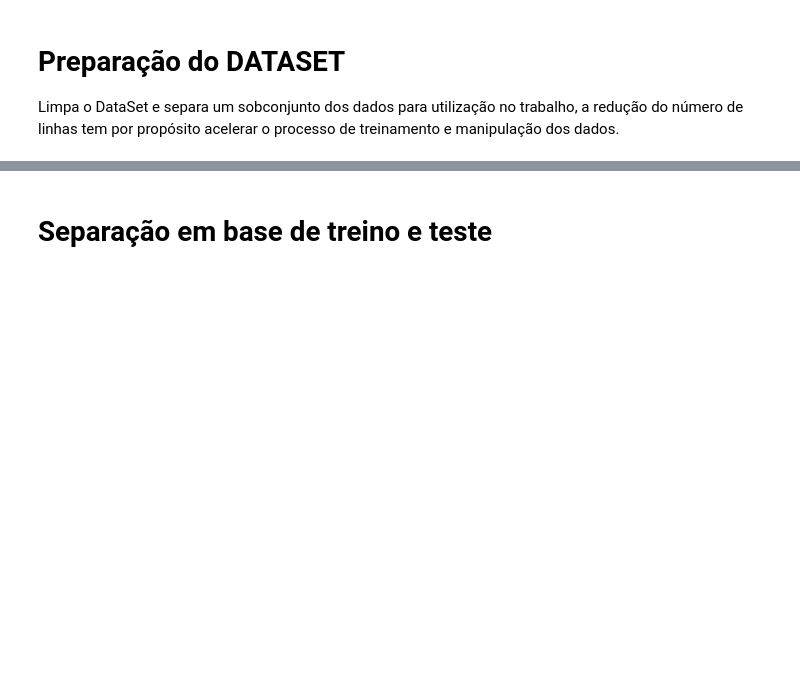
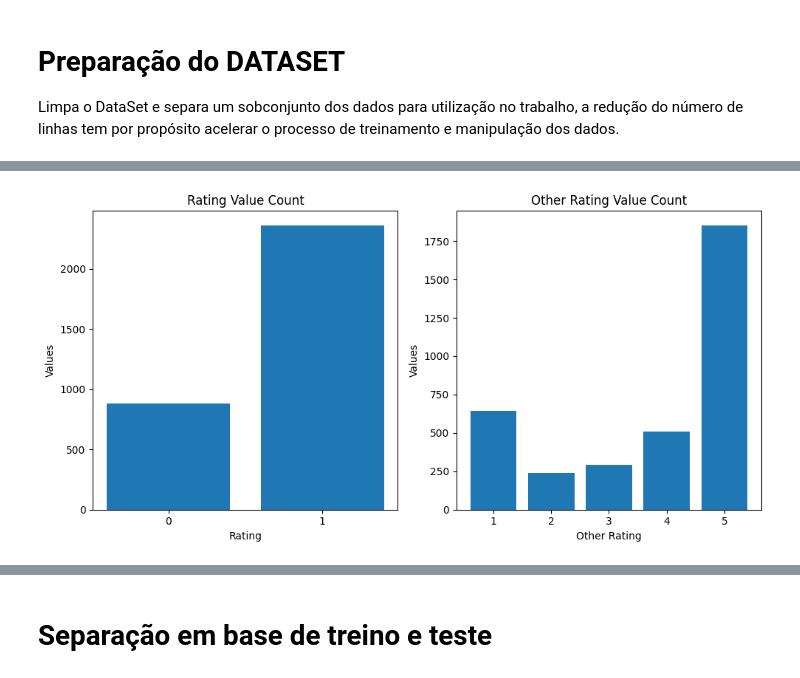
Before and after one commit to safreitas2000/ml-analytics-mvp, a Jupyter notebook: BERT_MVP_V05.ipynb, the cells around one changed output, grey strips where cells are left out. Saved outputs shown, nothing was run; the diff lists cells and outputs as text; code cells hidden in the pictures; blank space fills up the shorter version.

```diff
--- a/BERT_MVP_V05.ipynb
+++ b/BERT_MVP_V05.ipynb
@@ -92,6 +86,33 @@ df["rating"] = df["rating"].astype(int)
 #resolvi converter 1 e 2 em "0" que significa uma avaliação negativa e 4 e 5 em "1" que significa uma classificação positiva, dessa forma vamos passar a abordar o problema como
 #classificação binária.
 mapping={1:0,2:0,3:None,4:1,5:1}
-df.rating=df.rating.map(mapping)
-df=df.dropna(subset='rating')
+df_bin.rating=df_bin.rating.map(mapping)
+df_bin=df_bin.dropna(subset='rating')
+# %%
+rat_bin=df_bin.rating.value_counts()
+rat_mult=df_mult.rating.value_counts()
+# %%
+import matplotlib.pyplot as plt
+
+# Criação da grade de subplots
+fig, axes = plt.subplots(1, 2, figsize=(10, 5))
+
+# Plotagem do primeiro gráfico
+axes[0].bar(rat_bin.index, rat_bin.values)
+axes[0].set_xticks(rat_bin.index)
+axes[0].set_xlabel('Rating')
+axes[0].set_ylabel('Values')
+axes[0].set_title('Rating Value Count')
+
+# Plotagem do segundo gráfico
+axes[1].bar(rat_mult.index, rat_mult.values)
+axes[1].set_xlabel('Other Rating')
+axes[1].set_ylabel('Values')
+axes[1].set_title('Other Rating Value Count')
+
+# Ajuste de layout e exibição dos gráficos
+plt.tight_layout()
+plt.show()
+# %% [output]
+[figure, added]
 # %%
```
Also changed, not shown: parts of 36 cells of this notebook.
